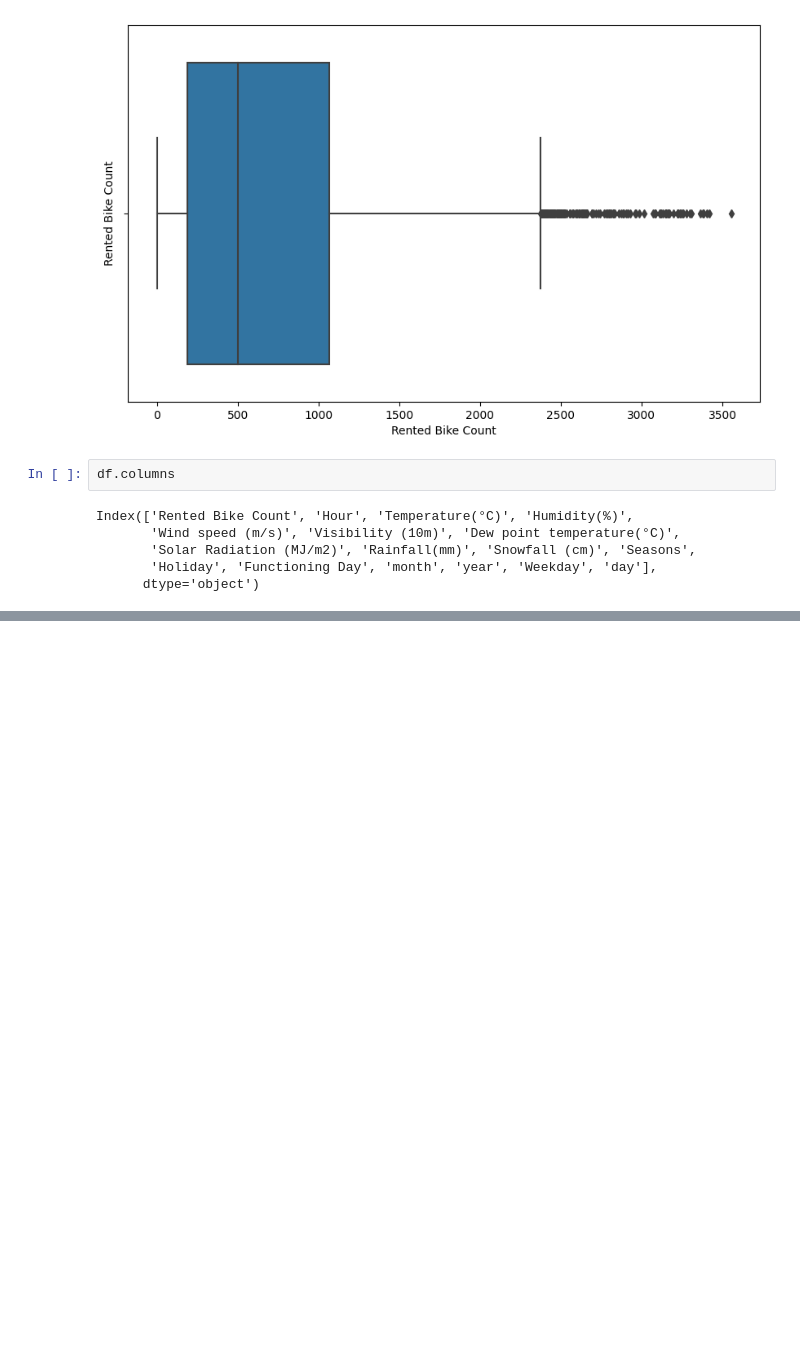
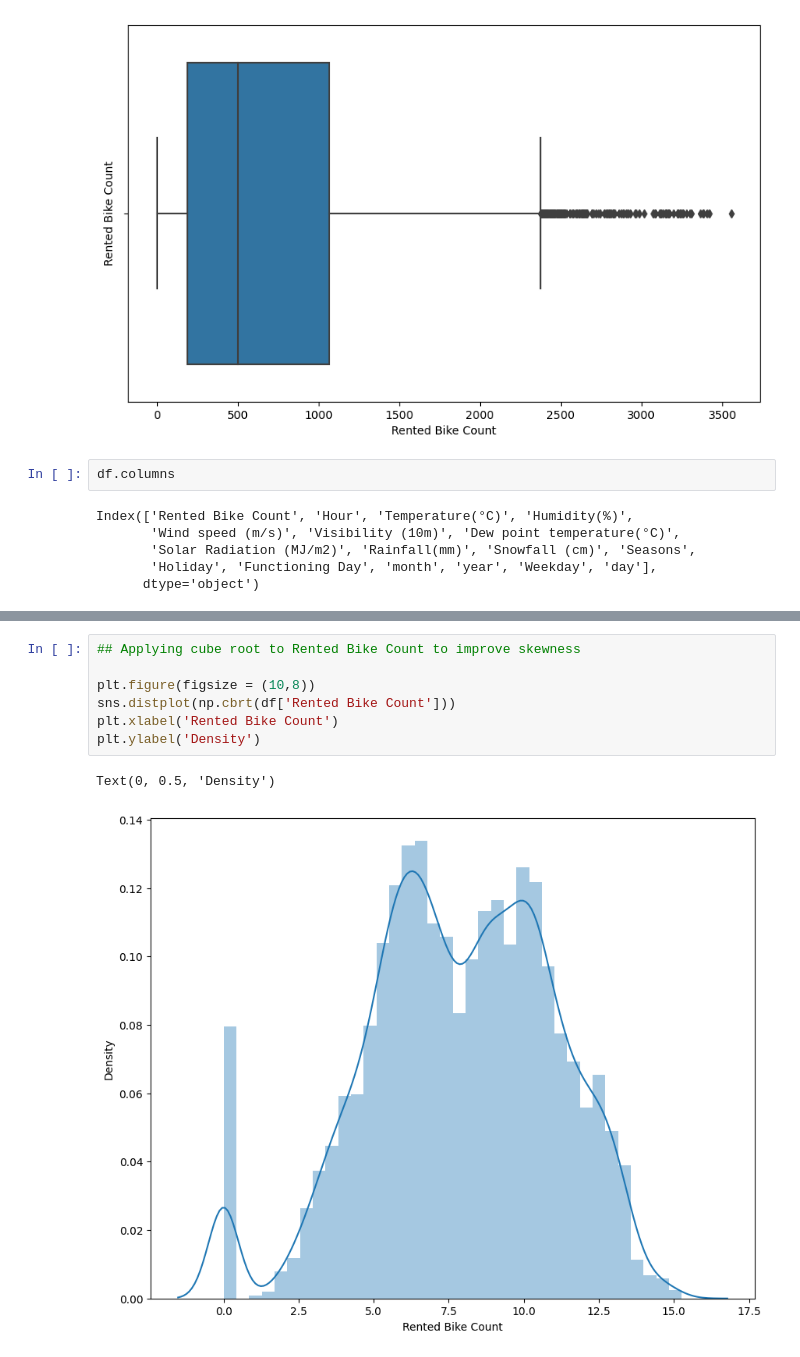
Before and after one commit to rajkumarshedage/Bike-Sharing-Demand-Prediction, a Jupyter notebook: Bike_Sharing_Demand_Prediction.ipynb, the cells around one changed output, grey strips where cells are left out. Cells and saved outputs as stored; diff of their text form; blank space fills up the shorter version.

```diff
--- a/Bike_Sharing_Demand_Prediction.ipynb
+++ b/Bike_Sharing_Demand_Prediction.ipynb
@@ -905,0 +918,10 @@ Index(['Rented Bike Count', 'Hour', 'Temperature(°C)', 'Humidity(%)',
+# %%
+## Applying cube root to Rented Bike Count to improve skewness
+
+plt.figure(figsize = (10,8))
+sns.distplot(np.cbrt(df['Rented Bike Count']))
+plt.xlabel('Rented Bike Count')
+plt.ylabel('Density')
+# %% [output]
+Text(0, 0.5, 'Density')
+[figure, added]
```
Also changed, not shown: parts of 24 cells of this notebook.
